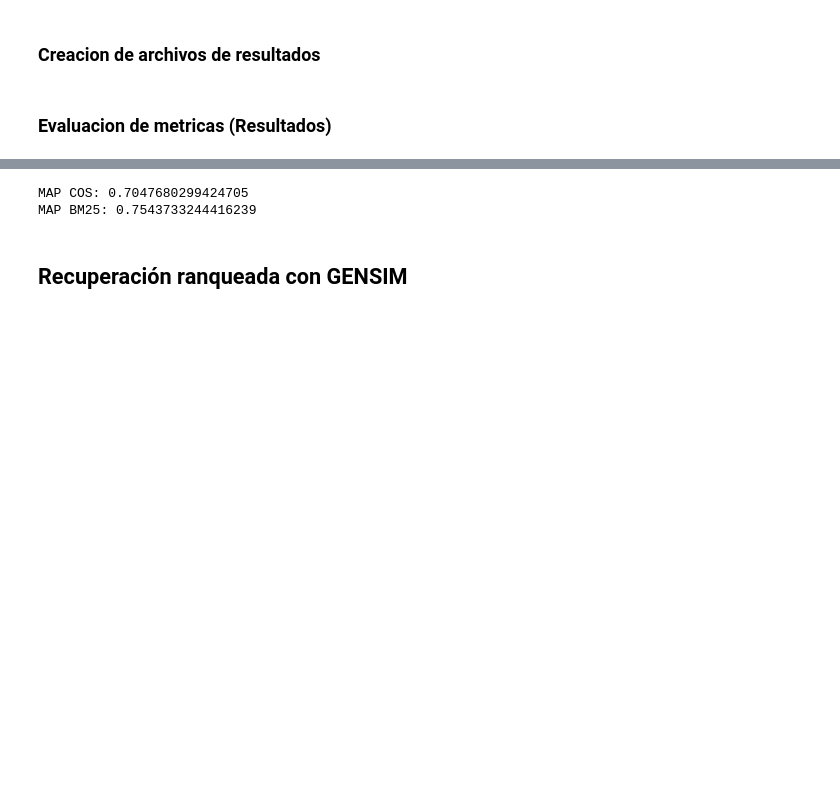
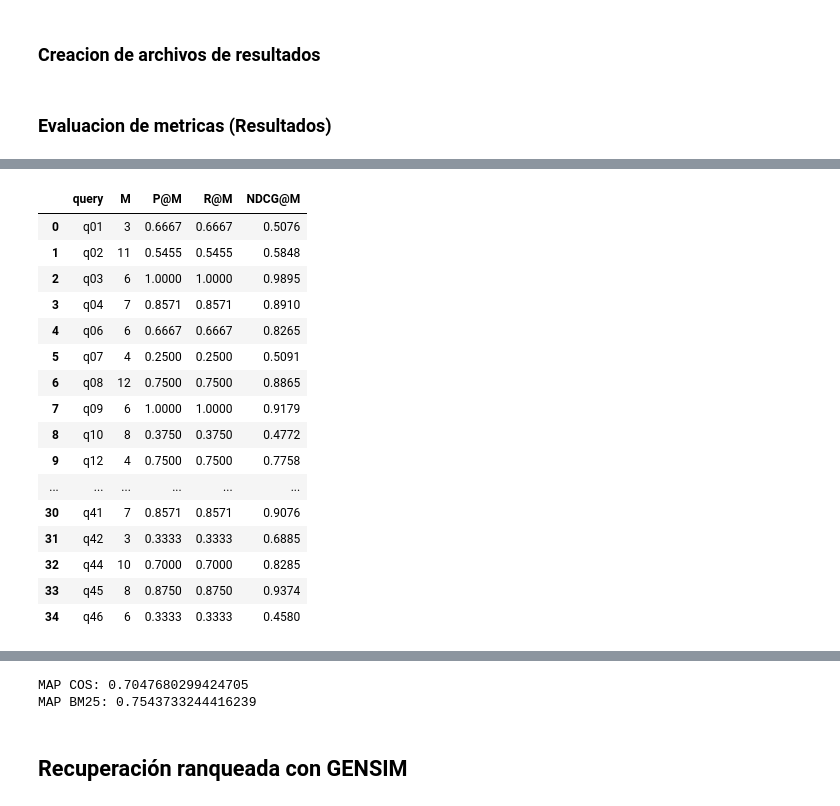
Before and after one commit to Things-I-learn/NLP-ml, a Jupyter notebook: Tarea1/Task1.ipynb, the cells around one changed output, grey strips where cells are left out. Cells and saved outputs as stored; diff of their text form; code cells hidden in the pictures; blank space fills up the shorter version.

```diff
--- a/Tarea1/Task1.ipynb
+++ b/Tarea1/Task1.ipynb
@@ -1772,0 +1840,27 @@ def evaluate_ranking(ranking, relevance_judgments):
+# %%
+tabla_evaluacion = resultados_bm25.copy()
+
+tabla_evaluacion[["P@M", "R@M", "NDCG@M"]] = (
+    tabla_evaluacion[["P@M", "R@M", "NDCG@M"]]
+    .round(4)
+)
+
+display(tabla_evaluacion)
+# %% [output]
+|  | query | M | P@M | R@M | NDCG@M |
+| 0 | q01 | 3 | 0.6667 | 0.6667 | 0.5076 |
+| 1 | q02 | 11 | 0.5455 | 0.5455 | 0.5848 |
+| 2 | q03 | 6 | 1.0000 | 1.0000 | 0.9895 |
+| 3 | q04 | 7 | 0.8571 | 0.8571 | 0.8910 |
+| 4 | q06 | 6 | 0.6667 | 0.6667 | 0.8265 |
+| 5 | q07 | 4 | 0.2500 | 0.2500 | 0.5091 |
+| 6 | q08 | 12 | 0.7500 | 0.7500 | 0.8865 |
+| 7 | q09 | 6 | 1.0000 | 1.0000 | 0.9179 |
+| 8 | q10 | 8 | 0.3750 | 0.3750 | 0.4772 |
+| 9 | q12 | 4 | 0.7500 | 0.7500 | 0.7758 |
+| ... | ... | ... | ... | ... | ... |
+| 30 | q41 | 7 | 0.8571 | 0.8571 | 0.9076 |
+| 31 | q42 | 3 | 0.3333 | 0.3333 | 0.6885 |
+| 32 | q44 | 10 | 0.7000 | 0.7000 | 0.8285 |
+| 33 | q45 | 8 | 0.8750 | 0.8750 | 0.9374 |
+| 34 | q46 | 6 | 0.3333 | 0.3333 | 0.4580 |
```
Also changed, not shown: parts of 9 cells of this notebook.
